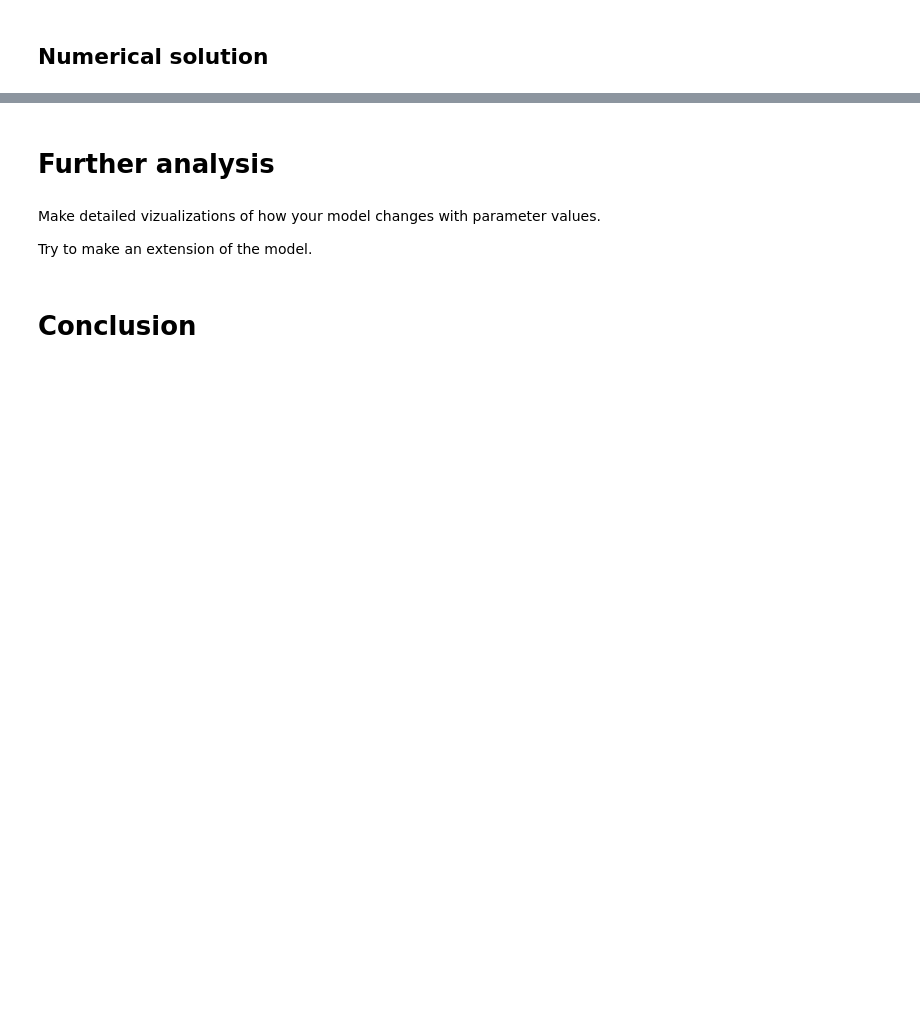
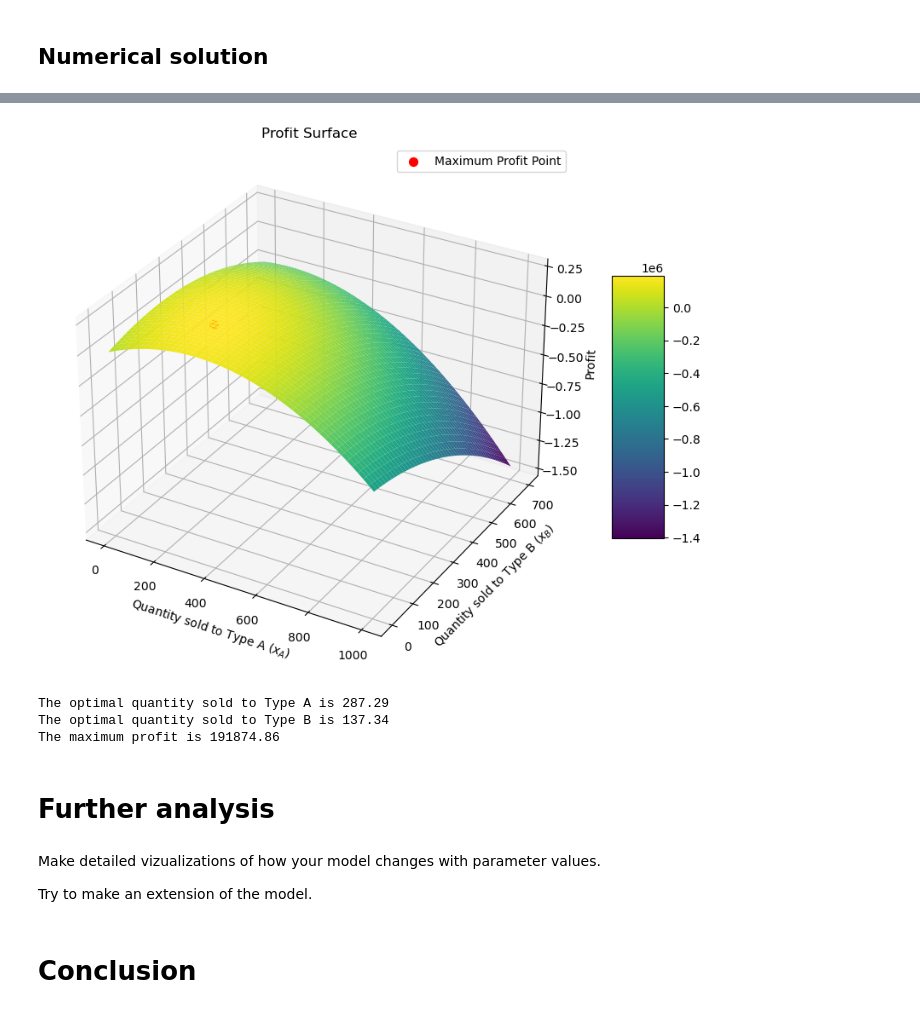
Before and after one commit to NumEconCopenhagen/projects-2024-rasmus, a Jupyter notebook: modelproject/modelproject.ipynb, the cells around one changed output, grey strips where cells are left out. Cells and saved outputs as stored; diff of their text form; code cells hidden in the pictures; blank space fills up the shorter version.

Commit message:
plot

```diff
--- a/modelproject/modelproject.ipynb
+++ b/modelproject/modelproject.ipynb
@@ -178,3 +183,64 @@ Solution: c1 = 95.52786404454889, c2 = 95.52786404384028, lambda = 0.22360679678
+# %%
+import numpy as np
+import matplotlib.pyplot as plt
+from mpl_toolkits.mplot3d import Axes3D
+
+# Define the inverse demand functions for each consumer type
+def p_A(x_A):
+    return 1000 - x_A
+
+def p_B(x_B):
+    return 700 - x_B
+
+# Define the cost function
+def total_cost(x):
+    return x**2 / 2
+
+# Define the profit function
+def profit(x_A, x_B):
+    total_revenue = p_A(x_A) * x_A + p_B(x_B) * x_B
+    total_cost = (x_A + x_B)**2 / 2
+    return total_revenue - total_cost
+
+# Use a finer grid by increasing the number of points in linspace
+x_A = np.linspace(0, 1000, 1000)  # Using 1000 points for x_A
+x_B = np.linspace(0, 700, 1000)   # Using 1000 points for x_B
+
+# Create a grid of x_A and x_B values
+X_A, X_B = np.meshgrid(x_A, x_B)
+
+# Calculate profits for each combination of x_A and x_B
+Profits = profit(X_A, X_B)
+
+# Find the index of the maximum profit
+max_profit_idx = np.argmax(Profits)
+optimal_x_A = X_A.flatten()[max_profit_idx]
+optimal_x_B = X_B.flatten()[max_profit_idx]
+optimal_profit = Profits.flatten()[max_profit_idx]
+
+# Plotting the profit surface
+fig = plt.figure(figsize=(12, 8))
+ax = fig.add_subplot(111, projection='3d')
+surf = ax.plot_surface(X_A, X_B, Profits, cmap='viridis', edgecolor='none')
+ax.scatter(optimal_x_A, optimal_x_B, optimal_profit, color='r', s=50, label='Maximum Profit Point')  # Mark the max point
+ax.set_xlabel('Quantity sold to Type A ($x_A$)')
+ax.set_ylabel('Quantity sold to Type B ($x_B$)')
+ax.set_zlabel('Profit')
+ax.set_title('Profit Surface')
+ax.legend()
+fig.colorbar(surf, ax=ax, shrink=0.5, aspect=5)
+plt.show()
+
+
+# Print the optimal quantities and profit
+print(f'The optimal quantity sold to Type A is {optimal_x_A:.2f}')
+print(f'The optimal quantity sold to Type B is {optimal_x_B:.2f}')
+print(f'The maximum profit is {optimal_profit:.2f}')
+# %% [output]
+[figure, added]
+The optimal quantity sold to Type A is 287.29
+The optimal quantity sold to Type B is 137.34
+The maximum profit is 191874.86
 # %% [markdown]
 # Further analysis
 # %% [markdown]
```
Also changed, not shown: parts of 6 cells of this notebook.
